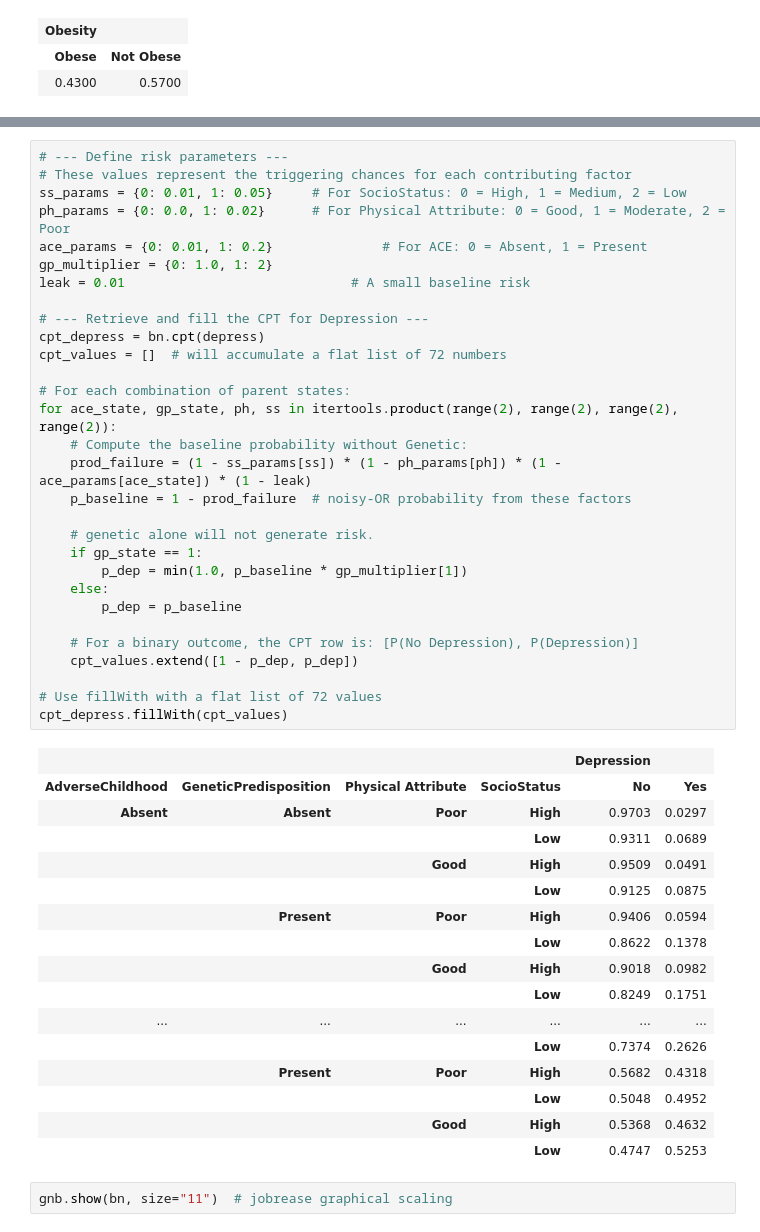
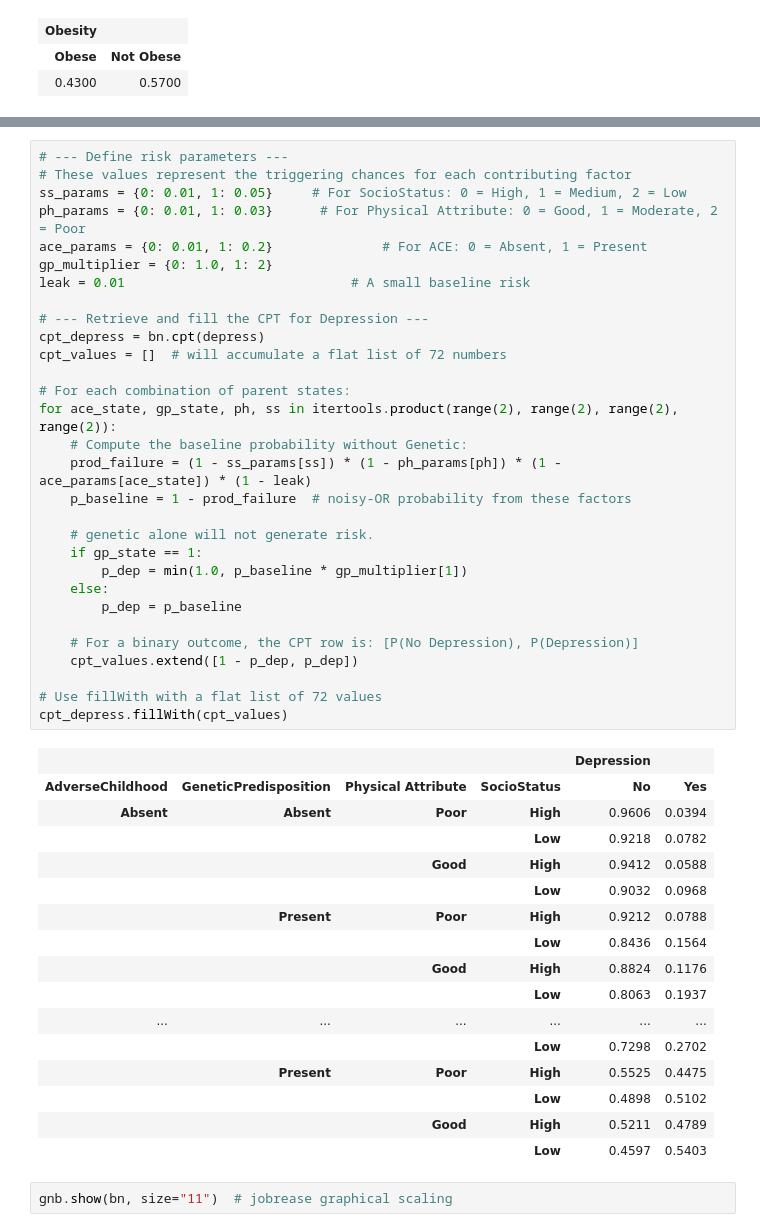
Before and after one commit to ningerdinger/BayesianReasoningLearning, a Jupyter notebook: Assignment1.ipynb, the cells around one changed output, grey strips where cells are left out. Saved outputs shown, nothing was run; the diff lists cells and outputs as text.

```diff
--- a/Assignment1.ipynb
+++ b/Assignment1.ipynb
@@ -251,49 +260,49 @@ cpt_physattri[{'Physical Activity': 2, 'Obesity': 1}] = [0.0, 1.0]
 # --- Define risk parameters ---
 # These values represent the triggering chances for each contributing factor
 ss_params = {0: 0.01, 1: 0.05}     # For SocioStatus: 0 = High, 1 = Medium, 2 = Low
-ph_params = {0: 0.0, 1: 0.02}      # For Physical Attribute: 0 = Good, 1 = Moderate, 2 = Poor
+ph_params = {0: 0.01, 1: 0.03}      # For Physical Attribute: 0 = Good, 1 = Moderate, 2 = Poor
 ace_params = {0: 0.01, 1: 0.2}              # For ACE: 0 = Absent, 1 = Present
 gp_multiplier = {0: 1.0, 1: 2}
 leak = 0.01                             # A small baseline risk
 
 # --- Retrieve and fill the CPT for Depression ---
 cpt_depress = bn.cpt(depress)
 cpt_values = []  # will accumulate a flat list of 72 numbers
 
 # For each combination of parent states:
 for ace_state, gp_state, ph, ss in itertools.product(range(2), range(2), range(2), range(2)):
     # Compute the baseline probability without Genetic:
     prod_failure = (1 - ss_params[ss]) * (1 - ph_params[ph]) * (1 - ace_params[ace_state]) * (1 - leak)
     p_baseline = 1 - prod_failure  # noisy-OR probability from these factors
 
     # genetic alone will not generate risk.
     if gp_state == 1:
         p_dep = min(1.0, p_baseline * gp_multiplier[1])
     else:
         p_dep = p_baseline
 
     # For a binary outcome, the CPT row is: [P(No Depression), P(Depression)]
     cpt_values.extend([1 - p_dep, p_dep])
 
 # Use fillWith with a flat list of 72 values
 cpt_depress.fillWith(cpt_values)
 # %% [output]
 |  |  |  |  | Depression |  |
 | AdverseChildhood | GeneticPredisposition | Physical Attribute | SocioStatus | No | Yes |
-| Absent | Absent | Poor | High | 0.9703 | 0.0297 |
-|  |  |  | Low | 0.9311 | 0.0689 |
-|  |  | Good | High | 0.9509 | 0.0491 |
-|  |  |  | Low | 0.9125 | 0.0875 |
-|  | Present | Poor | High | 0.9406 | 0.0594 |
-|  |  |  | Low | 0.8622 | 0.1378 |
-|  |  | Good | High | 0.9018 | 0.0982 |
-|  |  |  | Low | 0.8249 | 0.1751 |
+| Absent | Absent | Poor | High | 0.9606 | 0.0394 |
+|  |  |  | Low | 0.9218 | 0.0782 |
+|  |  | Good | High | 0.9412 | 0.0588 |
+|  |  |  | Low | 0.9032 | 0.0968 |
+|  | Present | Poor | High | 0.9212 | 0.0788 |
+|  |  |  | Low | 0.8436 | 0.1564 |
+|  |  | Good | High | 0.8824 | 0.1176 |
+|  |  |  | Low | 0.8063 | 0.1937 |
 | ... | ... | ... | ... | ... | ... |
-|  |  |  | Low | 0.7374 | 0.2626 |
-|  | Present | Poor | High | 0.5682 | 0.4318 |
-|  |  |  | Low | 0.5048 | 0.4952 |
-|  |  | Good | High | 0.5368 | 0.4632 |
-|  |  |  | Low | 0.4747 | 0.5253 |
+|  |  |  | Low | 0.7298 | 0.2702 |
+|  | Present | Poor | High | 0.5525 | 0.4475 |
+|  |  |  | Low | 0.4898 | 0.5102 |
+|  |  | Good | High | 0.5211 | 0.4789 |
+|  |  |  | Low | 0.4597 | 0.5403 |
 # %%
 gnb.show(bn, size="11")  # jobrease graphical scaling
 # %% [output]
```
Also changed, not shown: parts of 3 cells of this notebook.
